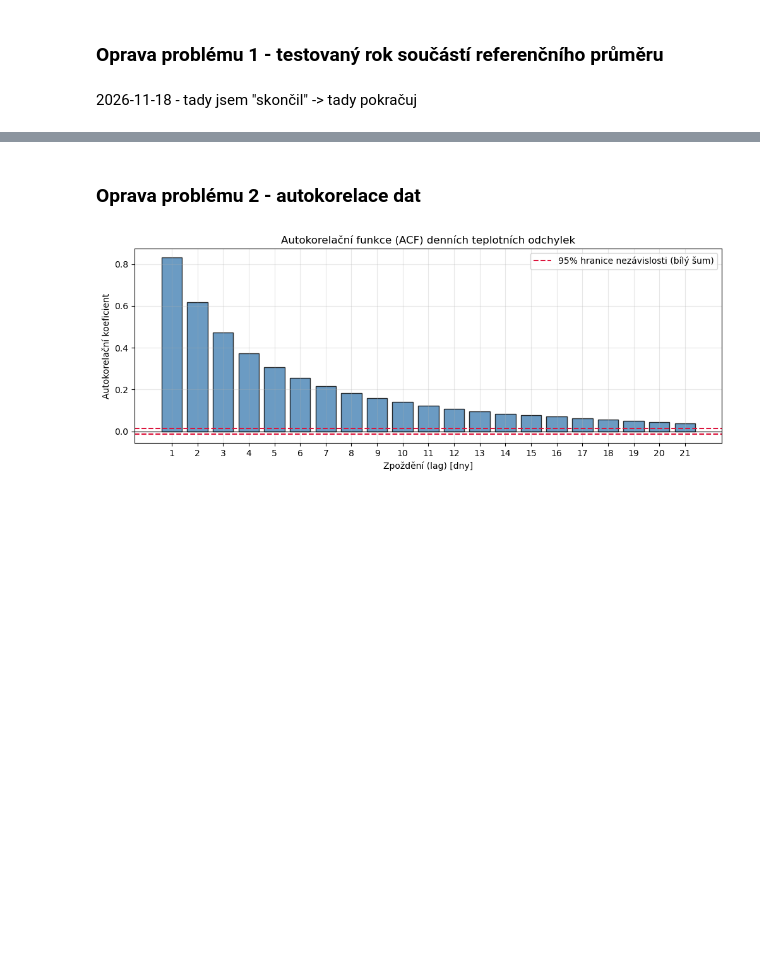
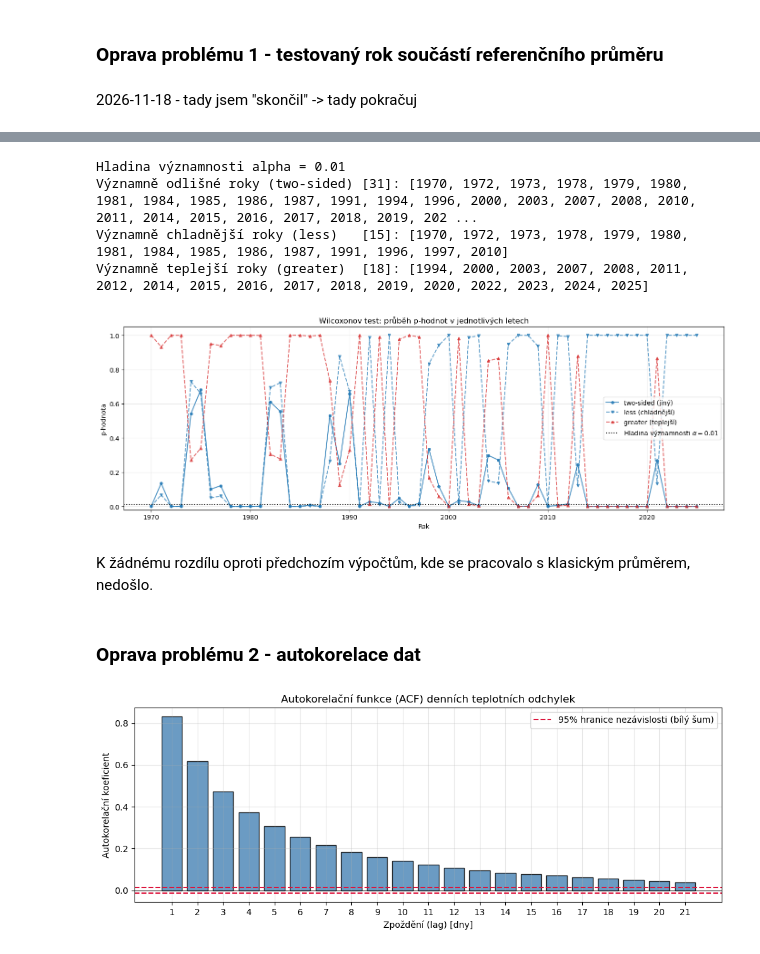
Before and after one commit to Psychol0gicl/dr_semestralni_prace, a Jupyter notebook: dr2026_2sem.ipynb, the cells around one changed output, grey strips where cells are left out. Drawn from its saved outputs; the diff is of its cells as text; code cells hidden in the pictures; blank space fills up the shorter version.

```diff
--- a/dr2026_2sem.ipynb
+++ b/dr2026_2sem.ipynb
@@ -1059,3 +1065,13 @@ for year, data in df_annual.items():
+# %%
+plot_test_results(loo_results["wilcoxon"], title="Wilcoxonov test: průběh p-hodnot v jednotlivých letech")
+# %% [output]
+Hladina významnosti alpha = 0.01
+Významně odlišné roky (two-sided) [31]: [1970, 1972, 1973, 1978, 1979, 1980, 1981, 1984, 1985, 1986, 1987, 1991, 1994, 1996, 2000, 2003, 2007, 2008, 2010, 2011, 2014, 2015, 2016, 2017, 2018, 2019, 202 ...
+Významně chladnější roky (less)   [15]: [1970, 1972, 1973, 1978, 1979, 1980, 1981, 1984, 1985, 1986, 1987, 1991, 1996, 1997, 2010]
+Významně teplejší roky (greater)  [18]: [1994, 2000, 2003, 2007, 2008, 2011, 2012, 2014, 2015, 2016, 2017, 2018, 2019, 2020, 2022, 2023, 2024, 2025]
+[figure, added]
+# %% [markdown]
+K žádnému rozdílu oproti předchozím výpočtům, kde se pracovalo s klasickým průměrem, nedošlo.
 # %% [markdown]
 ### Oprava problému 2 - autokorelace dat
 # %%
```
Also changed, not shown: parts of 16 cells of this notebook, 2 other files.
